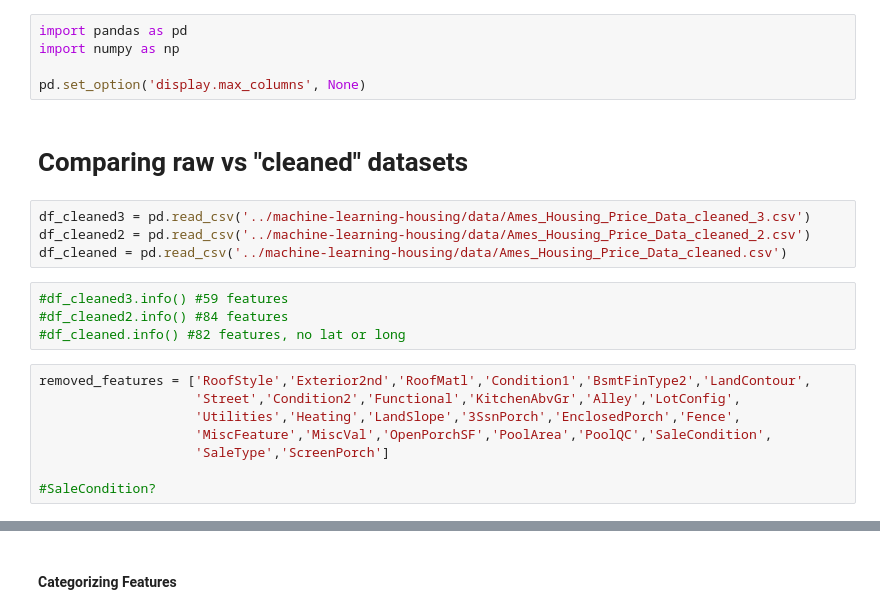
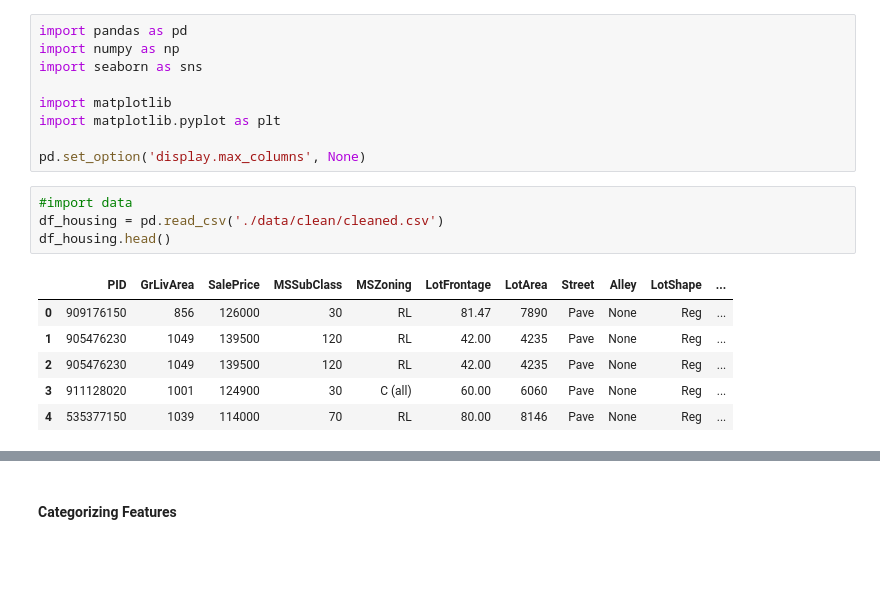
Before and after one commit to nickelworks/housing-prediction, a Jupyter notebook: 3_feature_engineering.ipynb, the cells around one changed output, grey strips where cells are left out. Drawn from its saved outputs; the diff is of its cells as text; blank space fills up the shorter version.

```diff
--- a/3_feature_engineering.ipynb
+++ b/3_feature_engineering.ipynb
@@ -21,24 +23,21 @@
 # %%
 import pandas as pd
 import numpy as np
+import seaborn as sns
+
+import matplotlib
+import matplotlib.pyplot as plt
 
 pd.set_option('display.max_columns', None)
-# %% [markdown]
-# Comparing raw vs "cleaned" datasets
-# %%
-df_cleaned3 = pd.read_csv('../machine-learning-housing/data/Ames_Housing_Price_Data_cleaned_3.csv')
-df_cleaned2 = pd.read_csv('../machine-learning-housing/data/Ames_Housing_Price_Data_cleaned_2.csv')
-df_cleaned = pd.read_csv('../machine-learning-housing/data/Ames_Housing_Price_Data_cleaned.csv')
-# %%
-#df_cleaned3.info() #59 features
-#df_cleaned2.info() #84 features
-#df_cleaned.info() #82 features, no lat or long
-# %%
-removed_features = ['RoofStyle','Exterior2nd','RoofMatl','Condition1','BsmtFinType2','LandContour',
-                    'Street','Condition2','Functional','KitchenAbvGr','Alley','LotConfig',
-                    'Utilities','Heating','LandSlope','3SsnPorch','EnclosedPorch','Fence',
-                    'MiscFeature','MiscVal','OpenPorchSF','PoolArea','PoolQC','SaleCondition',
-                    'SaleType','ScreenPorch']
-
-#SaleCondition?
+# %%
+#import data
+df_housing = pd.read_csv('./data/clean/cleaned.csv')
+df_housing.head()
+# %% [output]
+|  | PID | GrLivArea | SalePrice | MSSubClass | MSZoning | LotFrontage | LotArea | Street | Alley | LotShape | ... |
+| 0 | 909176150 | 856 | 126000 | 30 | RL | 81.47 | 7890 | Pave | None | Reg | ... |
+| 1 | 905476230 | 1049 | 139500 | 120 | RL | 42.00 | 4235 | Pave | None | Reg | ... |
+| 2 | 905476230 | 1049 | 139500 | 120 | RL | 42.00 | 4235 | Pave | None | Reg | ... |
+| 3 | 911128020 | 1001 | 124900 | 30 | C (all) | 60.00 | 6060 | Pave | None | Reg | ... |
+| 4 | 535377150 | 1039 | 114000 | 70 | RL | 80.00 | 8146 | Pave | None | Reg | ... |
 # %% [markdown]
```
Also changed, not shown: parts of 25 cells of this notebook, 8 other files.
